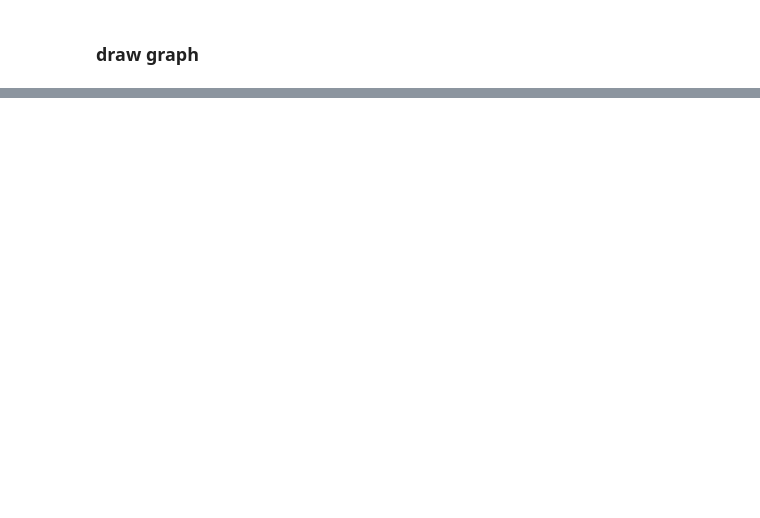
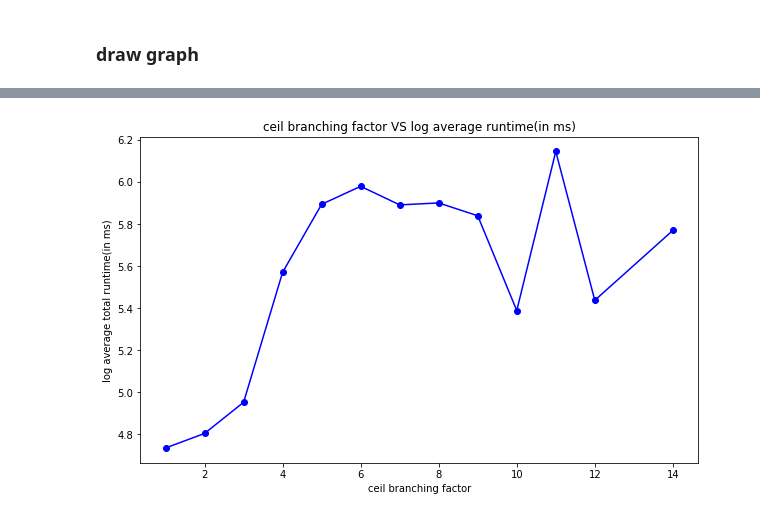
Before and after one commit to yangxvlin/Board-Game-Chexer-AI, a Jupyter notebook: project1/report.ipynb, the cells around one changed output, grey strips where cells are left out. Drawn from its saved outputs; the diff is of its cells as text; code cells hidden in the pictures; blank space fills up the shorter version.

```diff
--- a/project1/report.ipynb
+++ b/project1/report.ipynb
@@ -182,3 +184,12 @@ summary[summary['depth of search tree'] == 18]
 | 2962 | 2962 | 4.0 | 21.0 | 2.649635 | 18.0 | ... |
 | 2980 | 2980 | 4.0 | 22.0 | 4.104693 | 18.0 | ... |
 | 2990 | 2990 | 4.0 | 23.0 | 5.147541 | 18.0 | ... |
+# %%
+### draw branching factor VS runtime
+# method 1: ceil all branching factors and groupby as usual
+from copy import deepcopy
+from math import ceil
+
+temp = deepcopy(summary)
+temp['average branching factor'] = temp['average branching factor'].apply(lambda x: ceil(x))
+temp.head(10)
@@ -184,0 +208,19 @@ summary[summary['depth of search tree'] == 18]
+# %%
+grouped = temp.groupby('average branching factor')
+f_runtime = []
+branching_factor = []
+for i, group in grouped:
+    branching_factor.append(i)
+    f_runtime.append(group['runtime(in ms)'].mean())
+
+log_f_runtime = list(map(log, f_runtime))
+
+plt.figure(figsize = [10, 6])
+
+plt.plot(branching_factor, log_f_runtime, "bo-")
+plt.title("ceil branching factor VS log average runtime(in ms)")
+plt.xlabel("ceil branching factor")
+plt.ylabel("log average total runtime(in ms)")
+plt.show()
+# %% [output]
+[figure, added]
```
Also changed, not shown: parts of 7 cells of this notebook.
